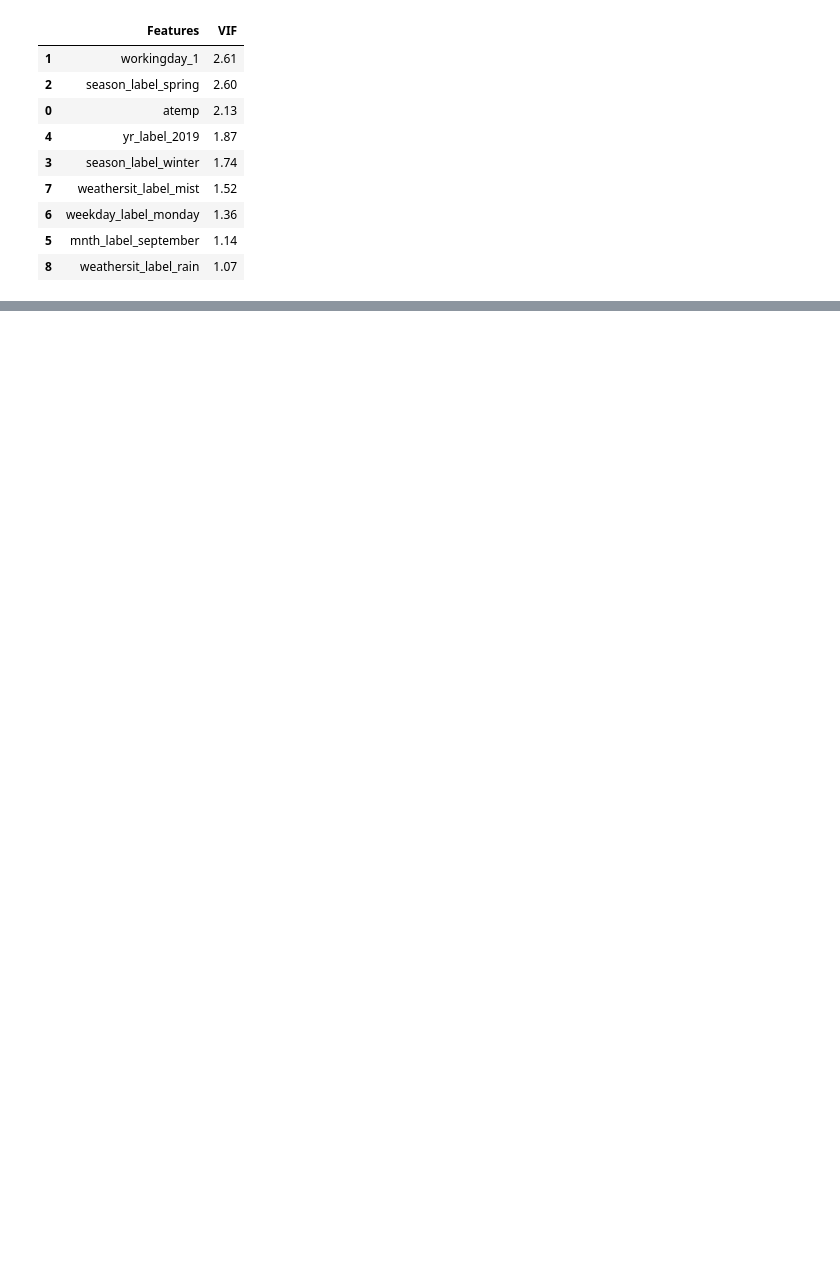
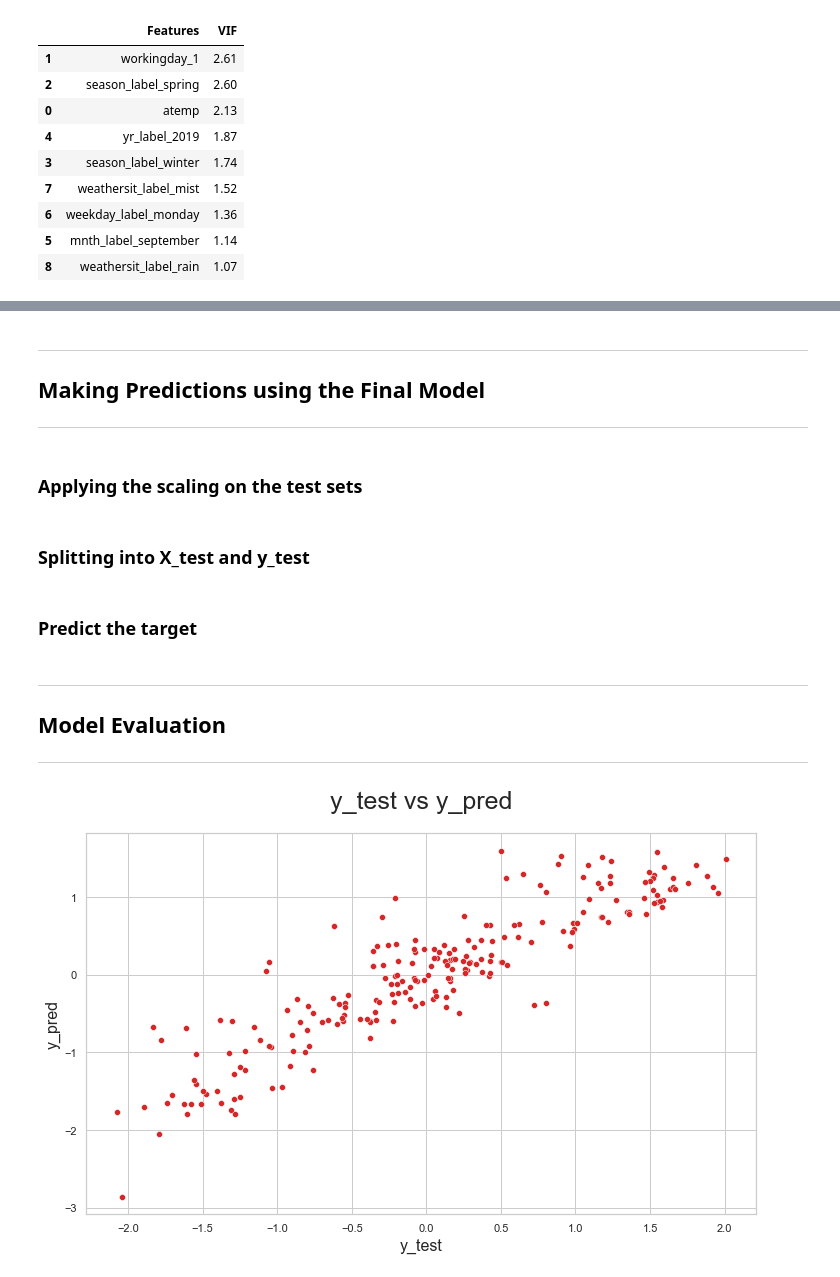
Before and after one commit to AbhishekKumar-0311/ML-BikeSharing-Demand-Prediction, a Jupyter notebook: Bike_Sharing.ipynb, the cells around one changed output, grey strips where cells are left out. Cells and saved outputs as stored; diff of their text form; code cells hidden in the pictures; blank space fills up the shorter version.

```diff
--- a/Bike_Sharing.ipynb
+++ b/Bike_Sharing.ipynb
@@ -1137,0 +1253,13 @@ vif()
+# %% [markdown]
+---
+## Making Predictions using the Final Model
+---
+# %% [markdown]
+### Applying the scaling on the test sets
+# %%
+# Apply scaler() to all the variables except the 'yes-no' and 'dummy' variables.
+# scaler = StandardScaler() - scaler object is already instantiated while scaling train set
+
+num_vars = ['atemp', 'cnt']
+
+day_test[num_vars] = scaler.transform(day_test[num_vars])
@@ -1137,0 +1268,31 @@ vif()
+# %% [markdown]
+### Splitting into X_test and y_test
+# %%
+y_test = day_test.pop('cnt')
+X_test = day_test
+# %% [markdown]
+### Predict the target
+# %%
+# Now let's use our model to make predictions.
+
+# Creating X_test dataframe by dropping variables from X_test
+X_test = X_test[X_train.columns]
+
+# Adding a constant variable
+X_test_cn = sm.add_constant(X_test)
+
+# Making predictions
+y_pred = res.predict(X_test_cn)
+# %% [markdown]
+---
+## Model Evaluation
+---
+# %%
+# Plotting y_test and y_pred to understand the spread.
+plt.figure(figsize=(12,7))
+sns.scatterplot(x = y_test, y = y_pred, color='#d62728')
+plt.title('y_test vs y_pred', fontsize=25, pad = 25)              # Plot heading
+plt.xlabel('y_test', fontsize=16)                          # X-label
+plt.ylabel('y_pred', fontsize=16);                          # Y-label
+# %% [output]
+[figure, added]
```
Also changed, not shown: parts of 50 cells of this notebook.
